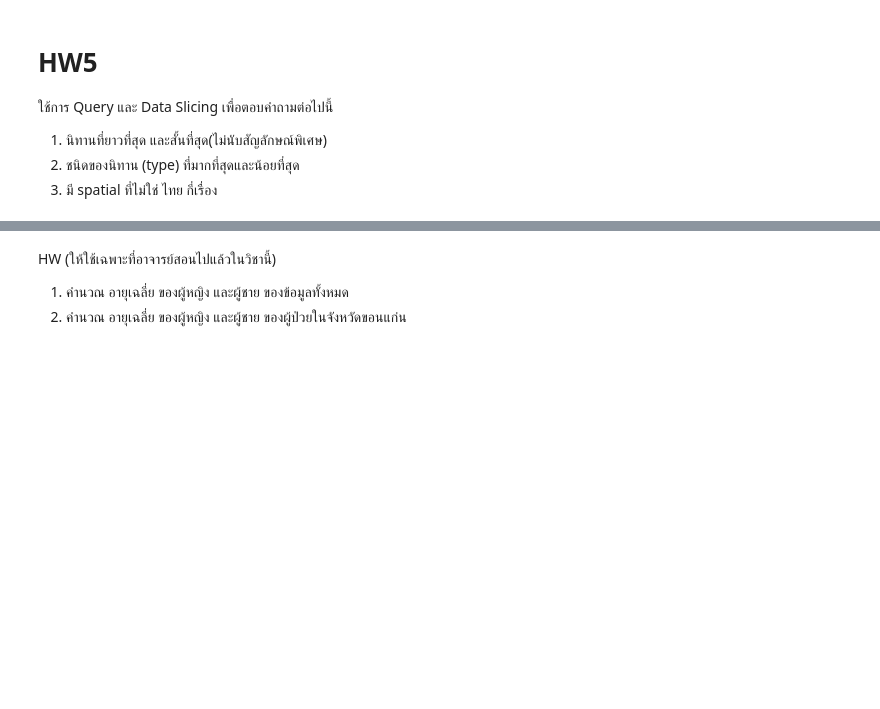
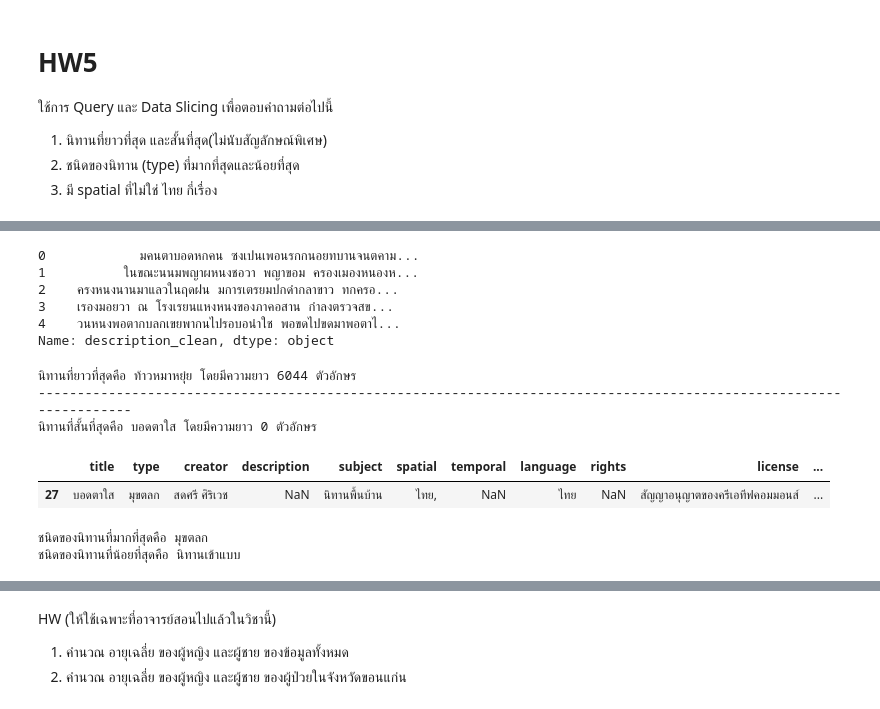
Before and after one commit to RatchanonPa/python_dataviz2024, a Jupyter notebook: Pandas_101_2024.ipynb, the cells around one changed output, grey strips where cells are left out. Saved outputs shown, nothing was run; the diff lists cells and outputs as text; code cells hidden in the pictures; blank space fills up the shorter version.

```diff
--- a/Pandas_101_2024.ipynb
+++ b/Pandas_101_2024.ipynb
@@ -282,0 +366,19 @@ eight_rows_covid[eight_rows_covid['province_of_onset'] == 'กรุงเทพ
+# %%
+# 1. นิทานที่ยาวที่สุด และสั้นที่สุด(ไม่นับสัญลักษณ์พิเศษ)
+# Clean the 'description' column by removing HTML tags and special symbols
+folk_df['description_clean'] = folk_df['description'].fillna('')  # Fill NaN values with empty strings
+folk_df['description_clean'] = folk_df['description_clean'].str.replace(r'<[^>]*>', '', regex=True)
+folk_df['description_clean'] = folk_df['description_clean'].apply(unescape)  # Unescape HTML entities
+folk_df['description_clean'] = folk_df['description_clean'].str.replace(r'[^\w\s]', '', regex=True)
+# %%
+folk_df['description_clean'].head(5)
+# %% [output]
+0            มคนตาบอดหกคน ซงเปนเพอนรกกนอยทบานจนตคาม...
+1          ในขณะนนมพญาผหนงชอวา พญาขอม ครองเมองหนองห...
+2    ครงหนงนานมาแลวในฤดฝน มการเตรยมปกดำกลาขาว ทกครอ...
+3    เรองมอยวา ณ โรงเรยนแหงหนงของภาคอสาน กำลงตรวจสข...
+4    วนหนงพอตากบลกเขยพากนไปรอบอนำใช พอขดไปขดมาพอตาไ...
+Name: description_clean, dtype: object
+# %%
+# Calculate the length of each description
+folk_df['description_length'] = folk_df['description_clean'].str.len()
@@ -282,0 +389,14 @@ eight_rows_covid[eight_rows_covid['province_of_onset'] == 'กรุงเทพ
+# %%
+# Output the results
+print(f"นิทานที่ยาวที่สุดคือ {longest_story['title']} โดยมีความยาว {longest_story['description_length']} ตัวอักษร")
+print("-------------------------------------------------------------------------------------------------------------------")
+print(f"นิทานที่สั้นที่สุดคือ {shortest_story['title']} โดยมีความยาว {shortest_story['description_length']} ตัวอักษร")
+# %% [output]
+นิทานที่ยาวที่สุดคือ ท้าวหมาหยุ๋ย โดยมีความยาว 6044 ตัวอักษร
+-------------------------------------------------------------------------------------------------------------------
+นิทานที่สั้นที่สุดคือ บอดตาใส โดยมีความยาว 0 ตัวอักษร
+# %%
+folk_df[folk_df['title']=='บอดตาใส']
+# %% [output]
+|  | title | type | creator | description | subject | spatial | temporal | language | rights | license | ... |
+| 27 | บอดตาใส | มุขตลก | สดศรี ศิริเวช | NaN | นิทานพื้นบ้าน | ไทย, | NaN | ไทย | NaN | สัญญาอนุญาตของครีเอทีฟคอมมอนส์ | ... |
@@ -282,0 +409,6 @@ eight_rows_covid[eight_rows_covid['province_of_onset'] == 'กรุงเทพ
+# %%
+print(f"ชนิดของนิทานที่มากที่สุดคือ {most_type} ")
+print(f"ชนิดของนิทานที่น้อยที่สุดคือ {least_type} ")
+# %% [output]
+ชนิดของนิทานที่มากที่สุดคือ มุขตลก
+ชนิดของนิทานที่น้อยที่สุดคือ นิทานเข้าแบบ
```
Also changed, not shown: parts of 15 cells of this notebook.
